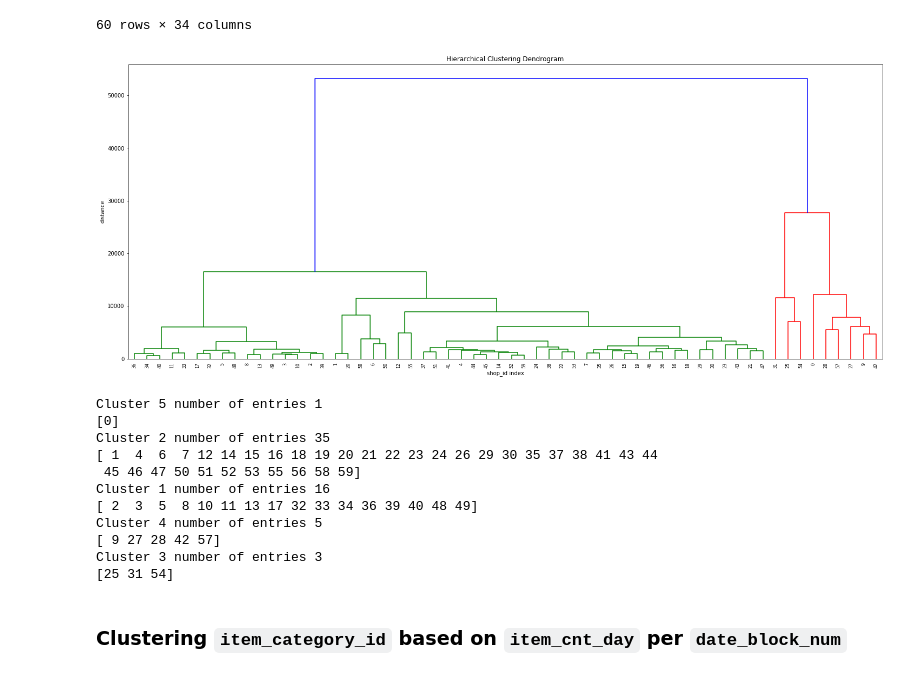
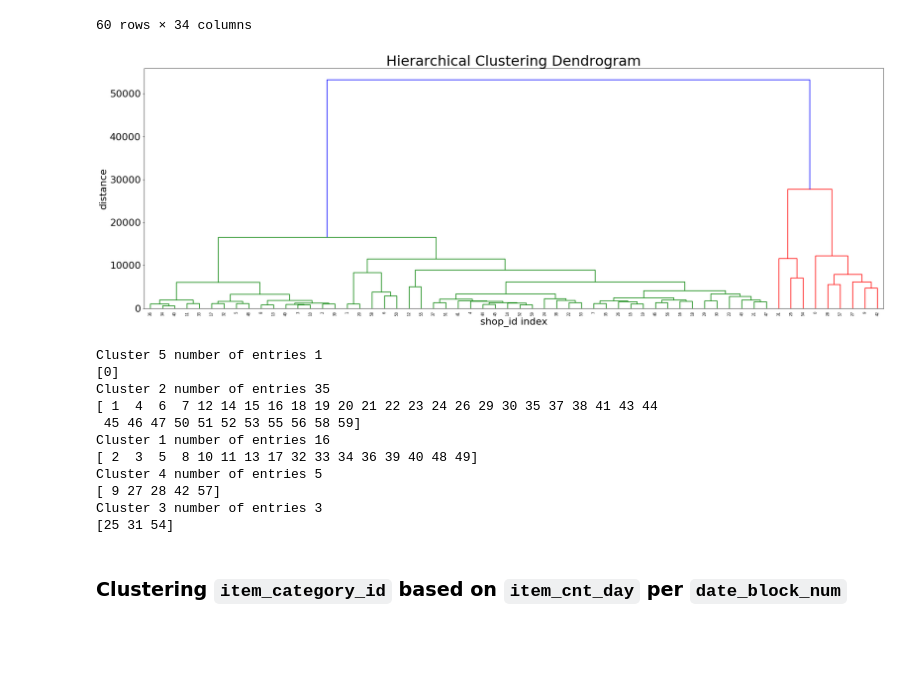
Before and after one commit to iamkrut/Predict-Future-Sales, a Jupyter notebook: Clustering.ipynb, the cells around one changed output. Saved outputs shown, nothing was run; the diff lists cells and outputs as text; code cells hidden in the pictures; blank space fills up the shorter version.

```diff
--- a/Clustering.ipynb
+++ b/Clustering.ipynb
@@ -9,12 +9,12 @@ import scipy as sc
 import random
 import scipy.cluster.hierarchy as hac
 # %%
-shops = pd.read_csv("../data/shops.csv")
-items = pd.read_csv("../data/items.csv")
-item_categories = pd.read_csv("../data/item_categories.csv")
-test = pd.read_csv("../data/test.csv")
-sales_train = pd.read_csv("../data/sales_train.csv")
-sample_submission = pd.read_csv("../data/sample_submission.csv")
+shops = pd.read_csv("data/shops.csv")
+items = pd.read_csv("data/items.csv")
+item_categories = pd.read_csv("data/item_categories.csv")
+test = pd.read_csv("data/test.csv")
+sales_train = pd.read_csv("data/sales_train.csv")
+sample_submission = pd.read_csv("data/sample_submission.csv")
 # %%
 sales_train['date'] = pd.to_datetime(sales_train['date'], format='%d.%m.%Y')
 print(sales_train.info())
@@ -157,21 +158,24 @@ timeSeries
 # %%
 Z = hac.linkage(timeSeries, method='complete', metric=DTWDistance)
 
 # Plot dendogram
-plt.figure(figsize=(25, 10))
+plt.figure(figsize=(30, 10))
 plt.title('Hierarchical Clustering Dendrogram')
 plt.xlabel('shop_id index')
 plt.ylabel('distance')
+rc={'axes.labelsize': 18, 'font.size': 22, 'legend.fontsize': 18.0, 'axes.titlesize': 32}
+plt.rcParams.update(**rc)
+
 hac.dendrogram(
     Z,
     leaf_rotation=90.,  # rotates the x axis labels
     leaf_font_size=8.,  # font size for the x axis labels
 )
 plt.show()
 
 print_clusters(timeSeries, Z, 5, plot=False)
 # %% [output]
-[figure, old version]
+[figure, new version]
 Cluster 5 number of entries 1
 [0]
 Cluster 2 number of entries 35
```
Also changed, not shown: parts of 2 cells of this notebook.
